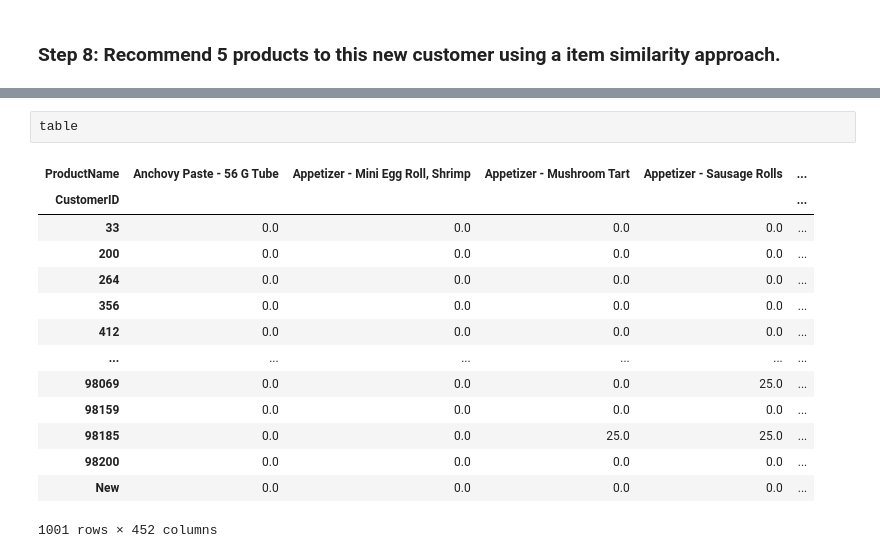
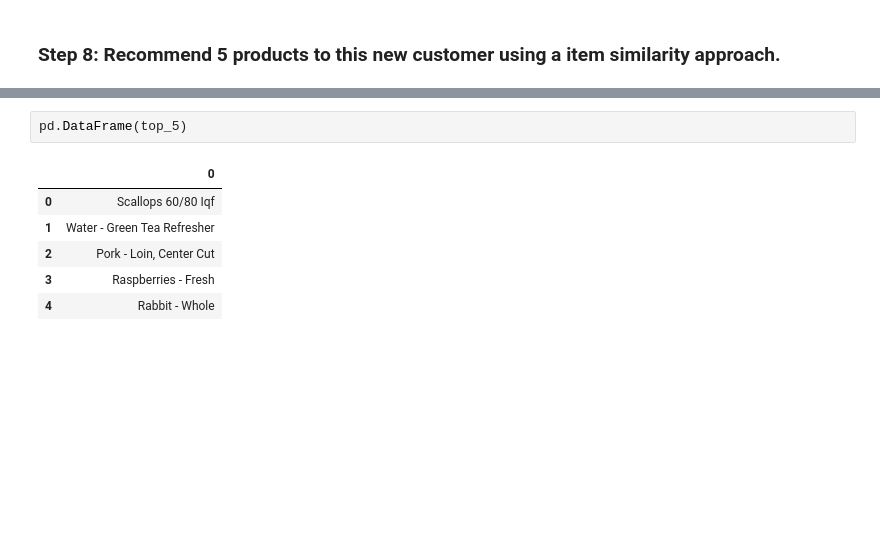
Before and after one commit to ironhack-datalabs/datamad1019, a Jupyter notebook: module-2/lab-recommender-deepdive/your-code/main.ipynb, the cells around one changed output, grey strips where cells are left out. Saved outputs shown, nothing was run; the diff lists cells and outputs as text; blank space fills up the shorter version.

```diff
--- a/module-2/lab-recommender-deepdive/your-code/main.ipynb
+++ b/module-2/lab-recommender-deepdive/your-code/main.ipynb
@@ -365,17 +362,9 @@ KeyError: 'Cookies - Assorted'
-# %%
-table
-# %% [output]
-| ProductName | Anchovy Paste - 56 G Tube | Appetizer - Mini Egg Roll, Shrimp | Appetizer - Mushroom Tart | Appetizer - Sausage Rolls | ... |
-| CustomerID |  |  |  |  | ... |
-| 33 | 0.0 | 0.0 | 0.0 | 0.0 | ... |
-| 200 | 0.0 | 0.0 | 0.0 | 0.0 | ... |
-| 264 | 0.0 | 0.0 | 0.0 | 0.0 | ... |
-| 356 | 0.0 | 0.0 | 0.0 | 0.0 | ... |
-| 412 | 0.0 | 0.0 | 0.0 | 0.0 | ... |
-| ... | ... | ... | ... | ... | ... |
-| 98069 | 0.0 | 0.0 | 0.0 | 25.0 | ... |
-| 98159 | 0.0 | 0.0 | 0.0 | 0.0 | ... |
-| 98185 | 0.0 | 0.0 | 25.0 | 25.0 | ... |
-| 98200 | 0.0 | 0.0 | 0.0 | 0.0 | ... |
-| New | 0.0 | 0.0 | 0.0 | 0.0 | ... |
-1001 rows × 452 columns
+# %%
+pd.DataFrame(top_5)
+# %% [output]
+|  | 0 |
+| 0 | Scallops 60/80 Iqf |
+| 1 | Water - Green Tea Refresher |
+| 2 | Pork - Loin, Center Cut |
+| 3 | Raspberries - Fresh |
+| 4 | Rabbit - Whole |
```
Also changed, not shown: parts of 4 cells of this notebook.
